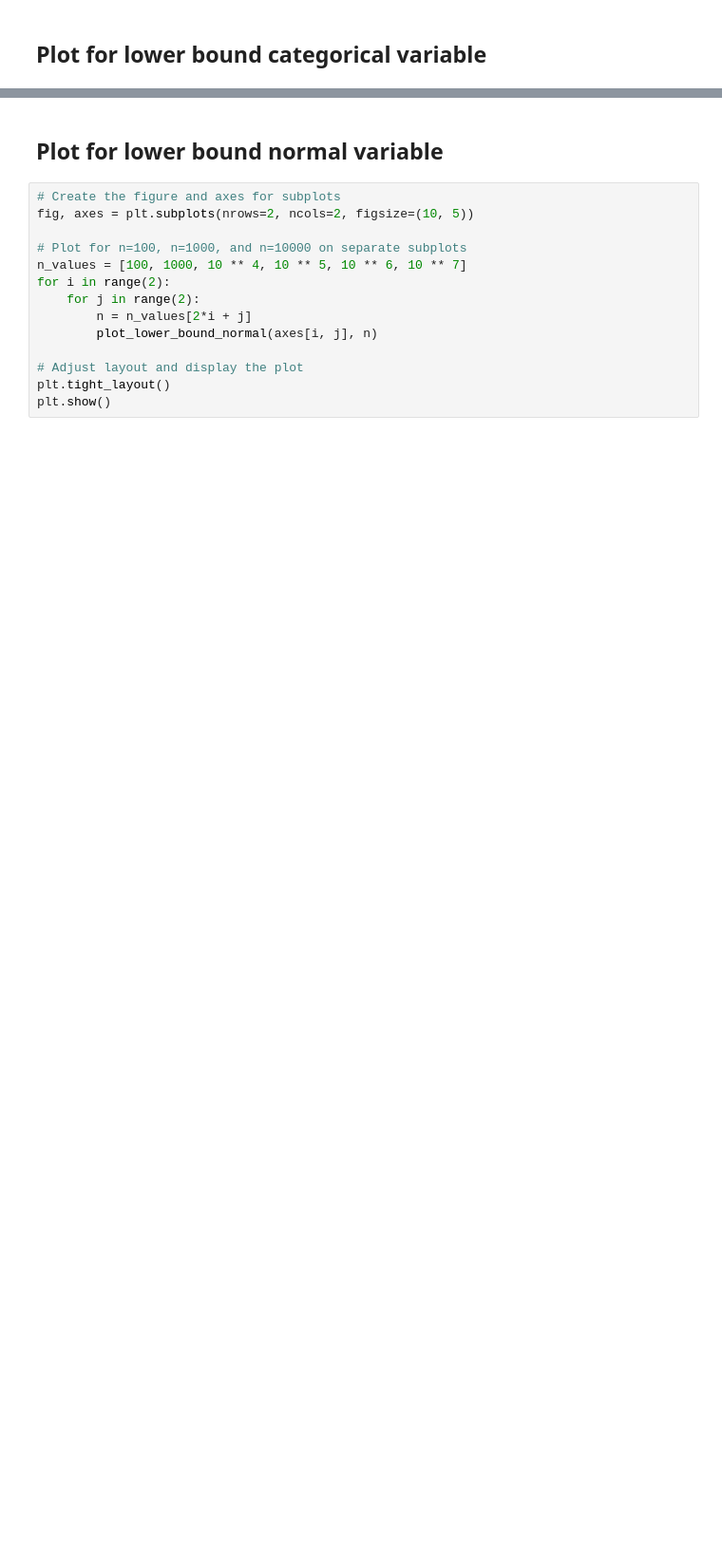
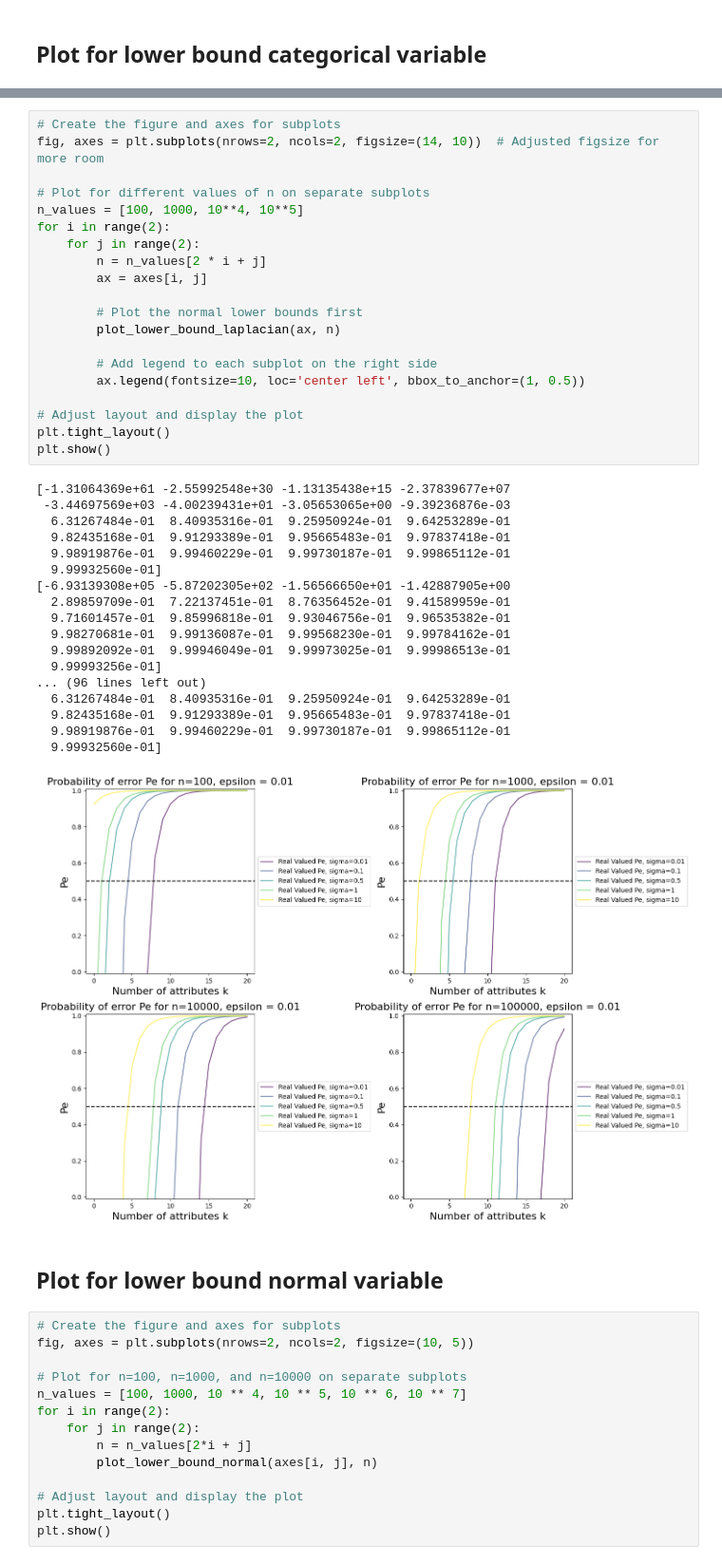
Before and after one commit to geometric-intelligence/bop, a Jupyter notebook: probability_of_error.ipynb, the cells around one changed output, grey strips where cells are left out. Shown at 95% size. Drawn from its saved outputs; the diff is of its cells as text; blank space fills up the shorter version.

```diff
--- a/probability_of_error.ipynb
+++ b/probability_of_error.ipynb
@@ -113,3 +148,42 @@ plt.show()
+# %%
+# Create the figure and axes for subplots
+fig, axes = plt.subplots(nrows=2, ncols=2, figsize=(14, 10))  # Adjusted figsize for more room
+
+# Plot for different values of n on separate subplots
+n_values = [100, 1000, 10**4, 10**5]
+for i in range(2):
+    for j in range(2):
+        n = n_values[2 * i + j]
+        ax = axes[i, j]
+
+        # Plot the normal lower bounds first
+        plot_lower_bound_laplacian(ax, n)
+
+        # Add legend to each subplot on the right side
+        ax.legend(fontsize=10, loc='center left', bbox_to_anchor=(1, 0.5))
+
+# Adjust layout and display the plot
+plt.tight_layout()
+plt.show()
+# %% [output]
+[-1.31064369e+61 -2.55992548e+30 -1.13135438e+15 -2.37839677e+07
+ -3.44697569e+03 -4.00239431e+01 -3.05653065e+00 -9.39236876e-03
+  6.31267484e-01  8.40935316e-01  9.25950924e-01  9.64253289e-01
+  9.82435168e-01  9.91293389e-01  9.95665483e-01  9.97837418e-01
+  9.98919876e-01  9.99460229e-01  9.99730187e-01  9.99865112e-01
+  9.99932560e-01]
+[-6.93139308e+05 -5.87202305e+02 -1.56566650e+01 -1.42887905e+00
+  2.89859709e-01  7.22137451e-01  8.76356452e-01  9.41589959e-01
+  9.71601457e-01  9.85996818e-01  9.93046756e-01  9.96535382e-01
+  9.98270681e-01  9.99136087e-01  9.99568230e-01  9.99784162e-01
+  9.99892092e-01  9.99946049e-01  9.99973025e-01  9.99986513e-01
+  9.99993256e-01]
+... (96 lines left out)
+  6.31267484e-01  8.40935316e-01  9.25950924e-01  9.64253289e-01
+  9.82435168e-01  9.91293389e-01  9.95665483e-01  9.97837418e-01
+  9.98919876e-01  9.99460229e-01  9.99730187e-01  9.99865112e-01
+  9.99932560e-01]
+[figure, added]
 # %% [markdown]
 ## Plot for lower bound normal variable
 # %%
```
Also changed, not shown: parts of 5 cells of this notebook.
